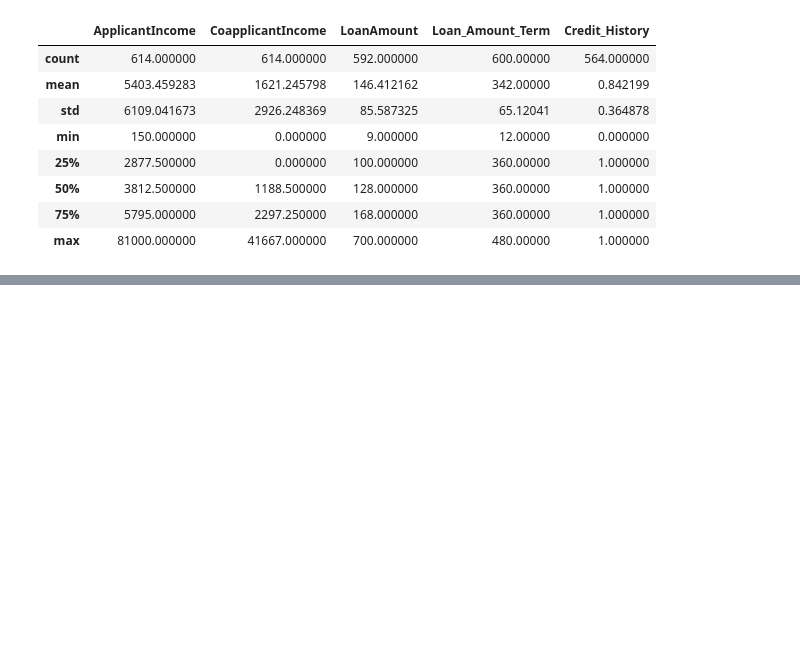
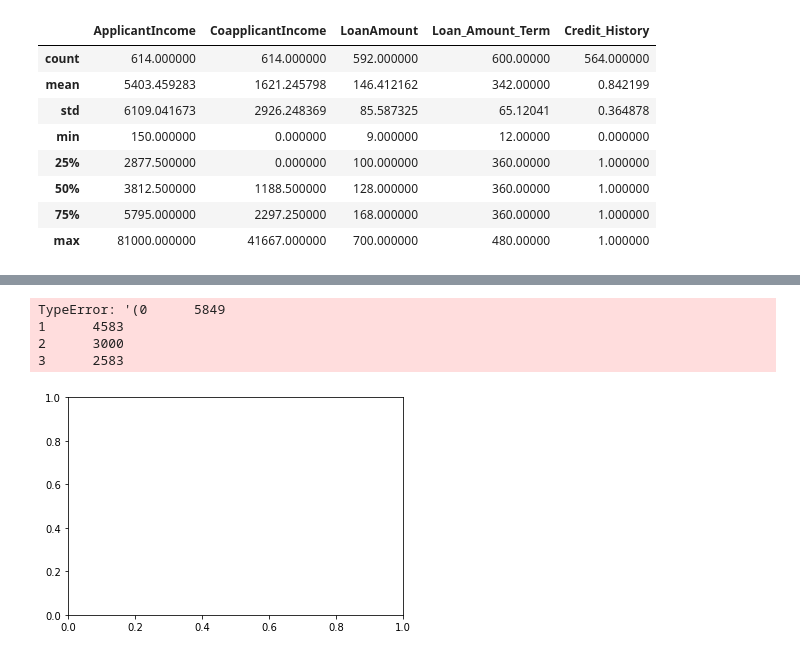
Before and after one commit to cartermp/loan-predictions, a Jupyter notebook: python.ipynb, the cells around one changed output, grey strips where cells are left out. Drawn from its saved outputs; the diff is of its cells as text; code cells hidden in the pictures; blank space fills up the shorter version.

```diff
--- a/python.ipynb
+++ b/python.ipynb
@@ -198,0 +232,9 @@ ValueError: percentiles should all be in the interval [0, 1]. Try [ nan 1.28 0.6
+# %%
+education = df['Education']
+df.boxplot((income, education))
+# %% [output]
+TypeError: '(0      5849
+1      4583
+2      3000
+3      2583
+[figure, added]
```
Also changed, not shown: parts of 9 cells of this notebook, 2 other files.
